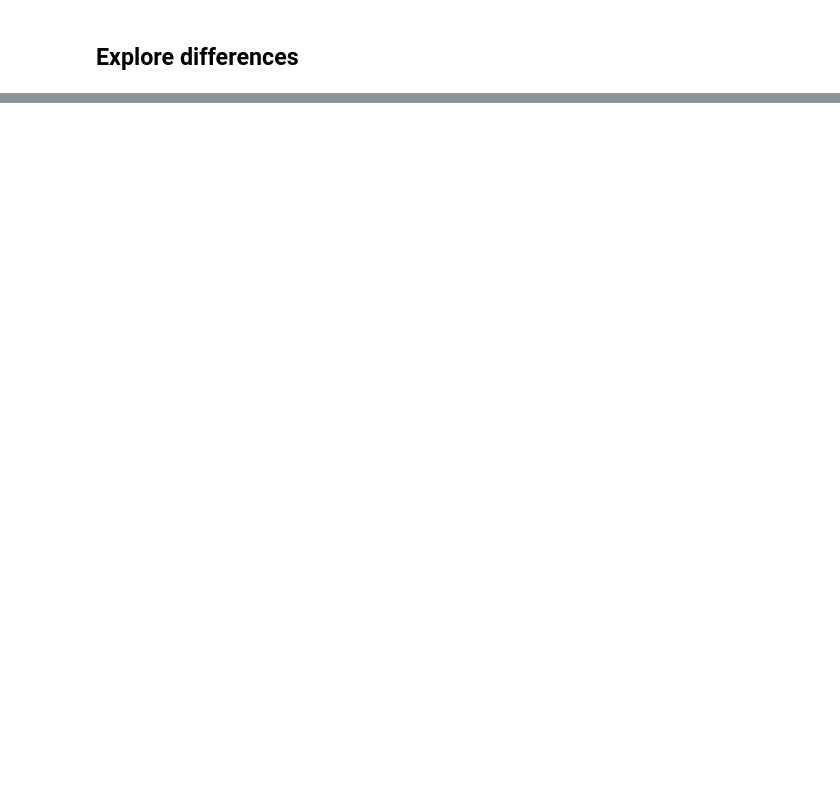
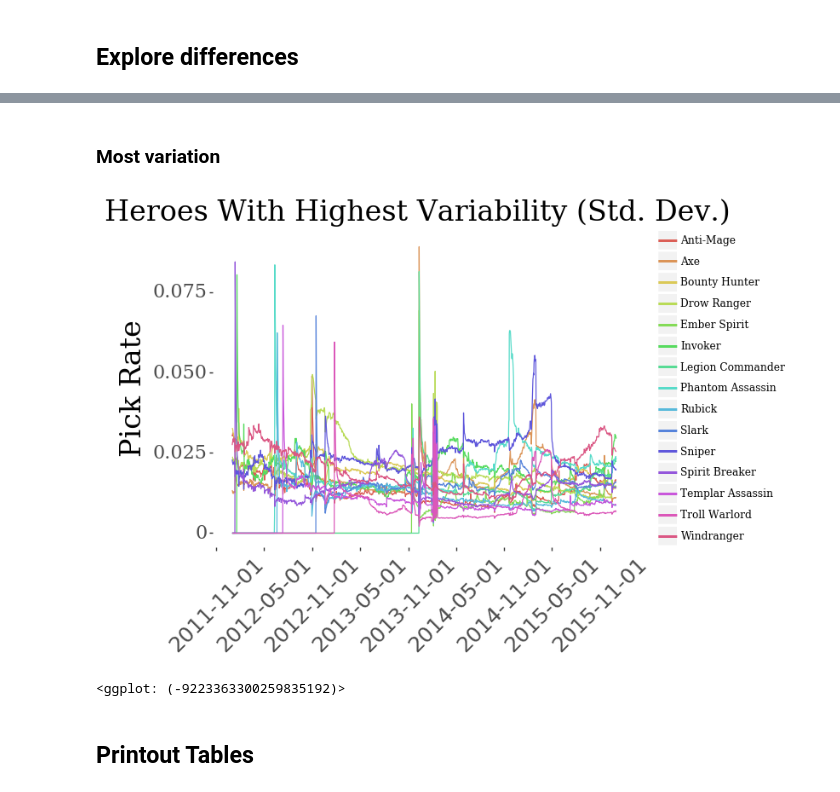
Before and after one commit to marcolussetti/opendotadump-tools, a Jupyter notebook: analysis/heroes_picks/LookupSpikes.ipynb, the cells around one changed output, grey strips where cells are left out. Saved outputs shown, nothing was run; the diff lists cells and outputs as text; code cells hidden in the pictures; blank space fills up the shorter version.

```diff
--- a/analysis/heroes_picks/LookupSpikes.ipynb
+++ b/analysis/heroes_picks/LookupSpikes.ipynb
@@ -91,7 +64,7 @@ df = pd.read_csv(CSV_INPUT_FILE, index_col=0)
 heroes_most_popular = df.mean().sort_values(ascending=False)[:10]  # Average of normalized pick frequency
 
 # Heroes with the most variation
-heroes_most_variation = df.std().sort_values(ascending=False)[:10]  # Standard deviation of pick frequency
+heroes_most_variation = df.std().sort_values(ascending=False)[:15]  # Standard deviation of pick frequency
 
 # Heroes with the least variation
 heroes_least_variation = df.std().sort_values(ascending=False)[:10]  # Standard deviation of pick frequency
@@ -112,6 +85,7 @@ df_expl_graph["Month"] = df_expl_graph["Day"].apply(lambda date: "{}-{}".format(
 df_expl_graph["Year"] = df_expl_graph["Day"].apply(lambda date: date.year)
 # %%
 df_most_popular_graph = df_expl_graph[df_expl_graph["Hero"].isin(heroes_most_popular.keys())]
+df_most_variation_graph = df_expl_graph[df_expl_graph["Hero"].isin(heroes_most_variation.keys())]
 # %% [markdown]
 #### Graphs (ignore)
 # %%
@@ -386,0 +423,29 @@ sorted_all_differences_by_day_manhattan
+# %% [markdown]
+### Most variation
+# %%
+
+poster_stacked = (
+    ggplot(df_most_variation_graph, aes(x="Day", y="Frequency"))
+    +geom_line(aes(color="Hero"))
+    +guides(color=guide_legend(ncol=1, title="Heroes"))
+    +scale_x_datetime(date_breaks="6 months", minor_breaks=4, limits=["2012-01-01", "2016-01-01"])
+    +ggtitle("Heroes With Highest Variability (Std. Dev.)")
+    +xlab("")
+    +ylab("Pick Rate")
+    +theme(
+        text=element_text(family=['serif']),
+        axis_text=element_text(size=16.0),
+        #axis_text_x=element_text(ha="right"),
+        axis_title_y=element_text(size=24.0),
+        axis_title_x=element_text(size=0.0),
+        legend_title=element_blank(),
+        plot_title=element_text(size=24.0),
+        axis_text_x=element_text(size=18.0, family=['Dejavu Sans', 'Dejavu'], angle=45),
+        panel_background=element_rect(fill="white", colour="white"),
+    )
+)
+
+poster_stacked
+# %% [output]
+[figure, added]
+<ggplot: (-9223363300259835192)>
@@ -386,0 +455,2 @@ sorted_all_differences_by_day_manhattan
+# %% [markdown]
+## Printout Tables
```
Also changed, not shown: parts of 28 cells of this notebook.
